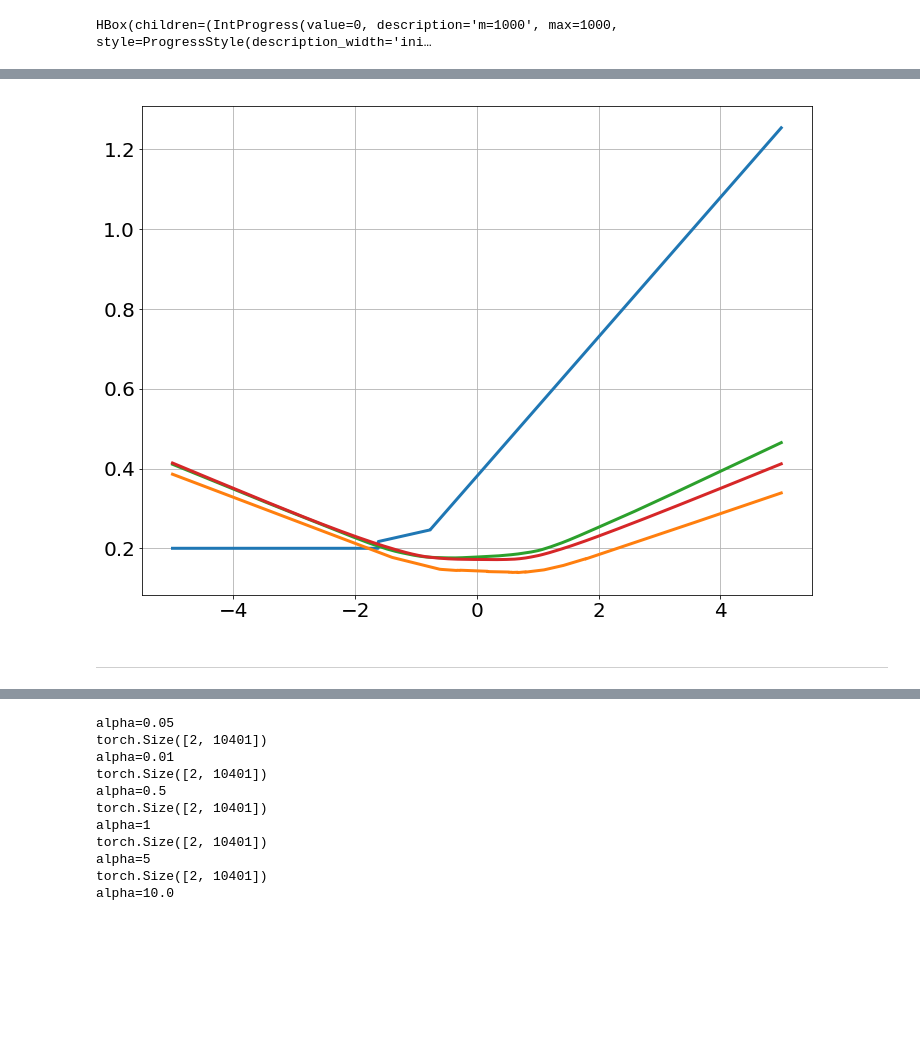
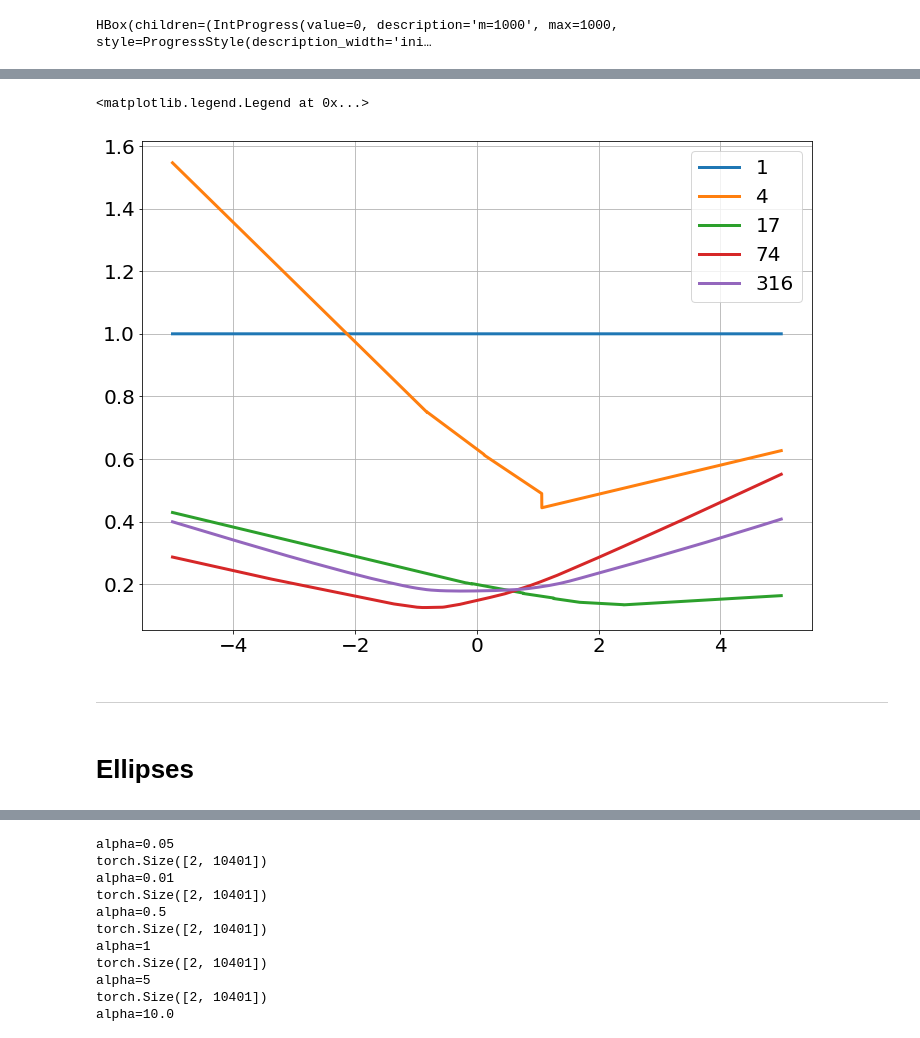
Before and after one commit to rajatvd/NTK, a Jupyter notebook: ntk.ipynb, the cells around one changed output, grey strips where cells are left out. Drawn from its saved outputs; the diff is of its cells as text; code cells hidden in the pictures; blank space fills up the shorter version.

```diff
--- a/ntk.ipynb
+++ b/ntk.ipynb
@@ -105,3 +104,5 @@ imgs2 = array(imgs2)
 # %%
-imageio.mimwrite(f'gifs/train{trainc:03d}_alpha{alpha:.1e}_lr{lr:.1e}.gif', imgs2, duration=0.1)
-trainc+=1
+imgs2 = [im0]*5+list(imgs)
+imgs2 = array(imgs2)
+imageio.mimwrite(f'gifs/train{plot_count:03d}_alpha{alpha:.1e}_lr{lr:.1e}.gif', imgs2, duration=0.1)
+plot_count+=1
@@ -168,8 +165,8 @@ for m in [10, 100, 1000]:
     losses[m] = lossvals.copy()
 
     if gif:
-        imageio.mimwrite(f'gifs/weight_image/wim{trainc:03d}_width{m}.gif', imgs)
-        trainc += 1
+        imageio.mimwrite(f'gifs/weight_image/wim{plot_count:03d}_width{m}.gif', imgs)
+        plot_count += 1
 # %% [output]
 HBox(children=(IntProgress(value=0, description='m=10', max=1000, style=ProgressStyle(description_width='initi…
 HBox(children=(IntProgress(value=0, description='m=100', max=1000, style=ProgressStyle(description_width='init…
@@ -213,7 +214,7 @@ show()
 # %%
 m = 100
 depth = 2
-logalphas = linspace(-3, 3, 10)
+logalphas = linspace(-2, 3, 7)
 trials = 5
 alphas = 10**logalphas
 b=True
@@ -272,7 +272,7 @@ st.linregress(log(alphas[1:]), log(dels[1:]))[0]
 # %%
 b=True
 # m=1000
-ms = 10**linspace(0, 3, 5)
+ms = 10**linspace(0, 2.5, 5)
 ms = ms.astype(np.int64)
 tks = []
 for m in tqdm_notebook(ms):
@@ -302,12 +302,17 @@ imshow(tk)
 # %%
 # loglog()
 reset_colors()
-for tk in tks[1:]:
+for tk in tks[:]:
     plot(x, tk[len(tk)//2])
+
+legend(ms)
 # %% [output]
+<matplotlib.legend.Legend at 0x...>
-[figure, old version]
+[figure, new version]
 # %% [markdown]
 ---
+# %% [markdown]
+# Ellipses
 # %%
 import os, json
 # %%
```
Also changed, not shown: parts of 67 cells of this notebook, 2 other files.
